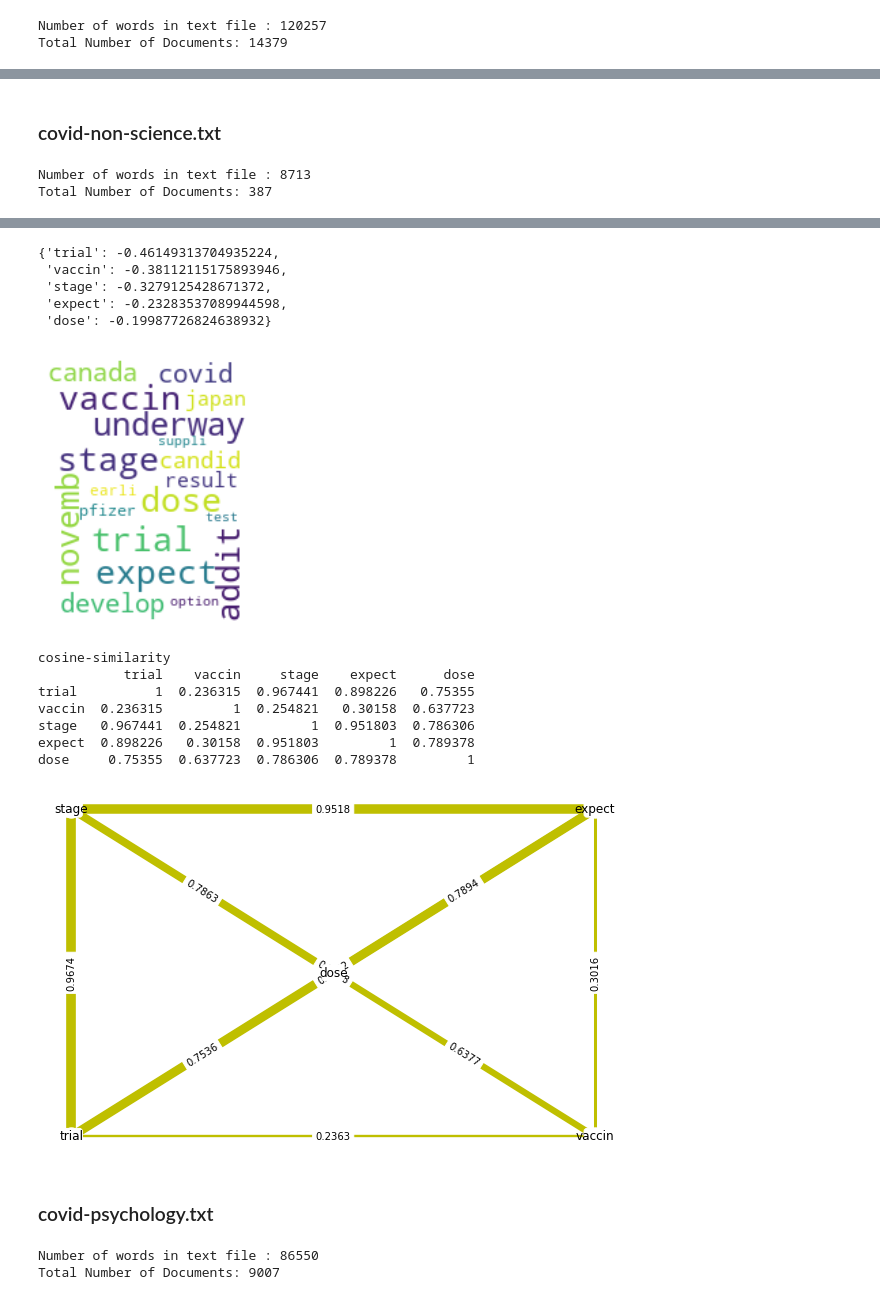
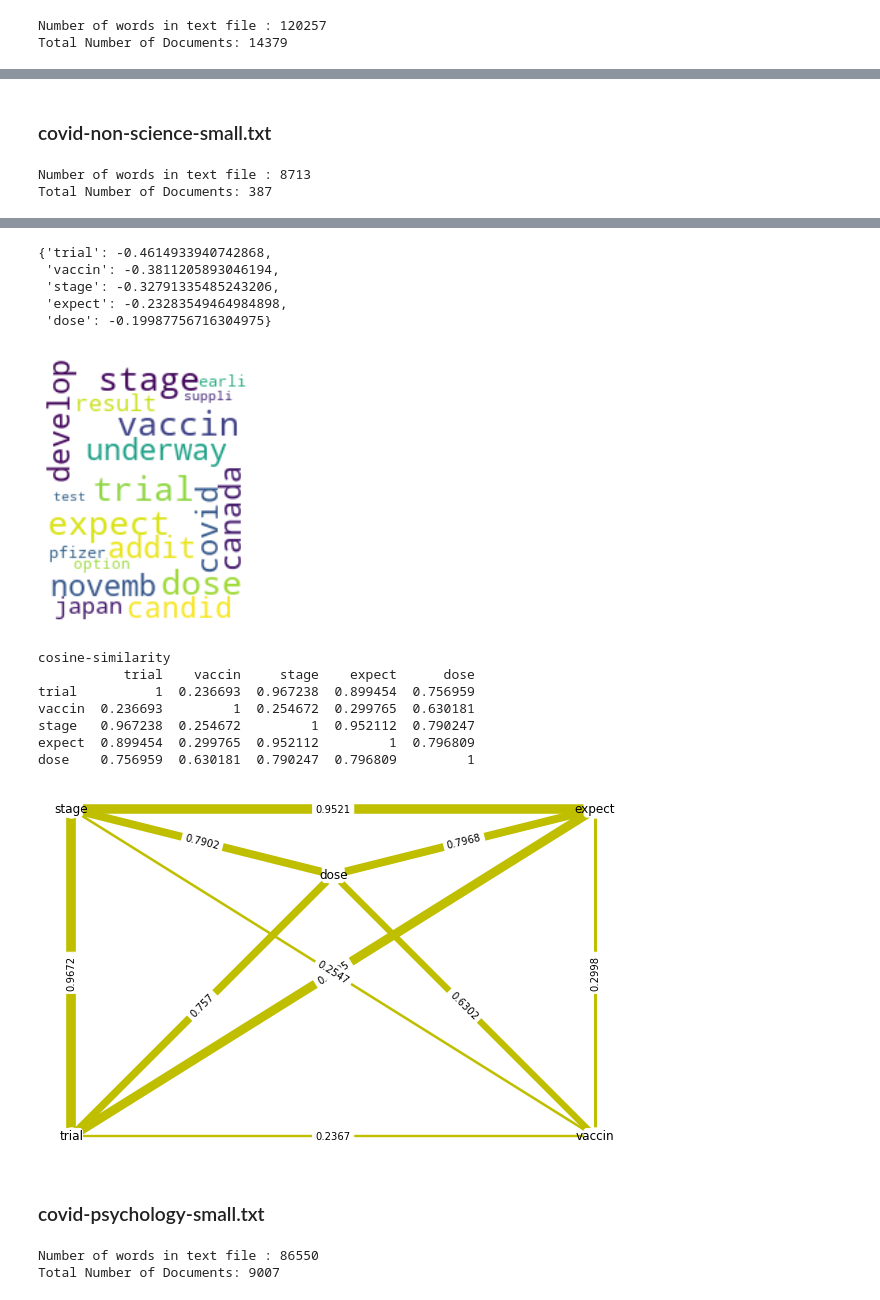
Before and after one commit to rahulmannepally/LSAProject, a Jupyter notebook: code/Experiment_3.ipynb, the cells around one changed output, grey strips where cells are left out. Saved outputs shown, nothing was run; the diff lists cells and outputs as text; code cells hidden in the pictures.

```diff
--- a/code/Experiment_3.ipynb
+++ b/code/Experiment_3.ipynb
@@ -830,7 +1164,7 @@ clean_text=preprocess_data(document_list)
 ['accuracy', 'presented', 'model', 'automatic']
 # %%
 # LSA Model
-number_of_topics=1
-words=word_count
-model=create_gensim_lsa_model(clean_text,number_of_topics,words)
-words_from_law =dict(model.show_topic(0, topn=words))##dict and encoding matrix values
+number_of_topics=20
+words=word_count_science
+model_science=create_gensim_lsa_model(clean_text,number_of_topics,words)
+words_from_law =dict(model_science.show_topic(0, topn=words))##dict and encoding matrix values
@@ -845,9 +1182,9 @@ dict(model.show_topic(0, topn=5))
 # %%
 from wordcloud import WordCloud
-text = dict(model.show_topic(0, topn=20))
+text = dict(model_science.show_topic(0, topn=20))
 l=list(text.keys())
 wordcloud = WordCloud(width=150, height=200,max_font_size=25, max_words=20, background_color="white").generate(" ".join(l))
 plt.imshow(wordcloud, interpolation='bilinear')
 plt.axis("off")
-plt.savefig('graph18.png')
+plt.savefig('graph10.png')
 # %% [output]
@@ -919,7 +1252,7 @@ plt.savefig('fig21.png')
 # %% [markdown]
-### covid-non-science.txt
+### covid-non-science-small.txt
 # %%
-document_list,titles,word_count=load_data("","covid-non-science.txt")
+document_list,titles,word_count_nscience=load_data("","covid-non-science.txt")
 # %% [output]
 Number of words in text file : 8713
 Total Number of Documents: 387
@@ -945,44 +1278,41 @@ clean_text=preprocess_data(document_list)
 ['researchers', 'stress', 'treatment', 'vaccine', 'covid', 'could', 'tandem', 'treatment', 'prevention', 'measure']
 # %%
 # LSA Model
-number_of_topics=1
-words=word_count
-model=create_gensim_lsa_model(clean_text,number_of_topics,words)
-words_from_non_science =dict(model.show_topic(0, topn=words))##dict and encoding matrix values
+number_of_topics=20
+words=word_count_nscience
+model_nscience=create_gensim_lsa_model(clean_text,number_of_topics,words)
+words_from_non_science =dict(model_nscience.show_topic(0, topn=words))##dict and encoding matrix values
 # %%
-dict(model.show_topic(0, topn=5))
+dict(model_nscience.show_topic(0, topn=5))
 # %% [output]
-{'trial': -0.46149313704935224,
- 'vaccin': -0.38112115175893946,
- 'stage': -0.3279125428671372,
- 'expect': -0.23283537089944598,
- 'dose': -0.19987726824638932}
+{'trial': -0.4614933940742868,
+ 'vaccin': -0.3811205893046194,
+ 'stage': -0.32791335485243206,
+ 'expect': -0.23283549464984898,
+ 'dose': -0.19987756716304975}
 # %%
 from wordcloud import WordCloud
-text = dict(model.show_topic(0, topn=20))
+text = dict(model_nscience.show_topic(0, topn=20))
 l=list(text.keys())
 wordcloud = WordCloud(width=150, height=200,max_font_size=25, max_words=20, background_color="white").generate(" ".join(l))
 plt.imshow(wordcloud, interpolation='bilinear')
 plt.axis("off")
-plt.savefig('graph19.png')
+plt.savefig('graph11.png')
 # %% [output]
-[figure, old version]
+[figure, new version]
 # %%
 # LSA Model
-number_of_topics = 20 #
-words = word_count
-model = create_gensim_lsa_model(clean_text,number_of_topics,words)
 
 a=pd.DataFrame()
 
 for i in range(number_of_topics):
-    words_non_science =dict(model.show_topic(i, topn=words))
+    words_non_science =dict(model_nscience.show_topic(i, topn=words))
     b=pd.DataFrame(words_non_science,index=[i])
     a=a.append(b)
 
 a=a.transpose()
 
-top_words = dict(model.show_topic(0,topn=5))
+top_words = dict(model_nscience.show_topic(0,topn=5))
 
 df = pd.DataFrame(columns=list(top_words.keys()),
                   index = list(top_words.keys()))
@@ -996,15 +1326,15 @@ for i in l:
             df.loc[[i],[j]] = n[0,1]
 print(df)
 
-dfi.export(df, 'df_styled22.png')
+dfi.export(df, 'df_styled13.png')
 # %% [output]
 cosine-similarity
            trial    vaccin     stage    expect      dose
-trial          1  0.236315  0.967441  0.898226   0.75355
-vaccin  0.236315         1  0.254821   0.30158  0.637723
-stage   0.967441  0.254821         1  0.951803  0.786306
-expect  0.898226   0.30158  0.951803         1  0.789378
-dose     0.75355  0.637723  0.786306  0.789378         1
+trial          1  0.236693  0.967238  0.899454  0.756959
+vaccin  0.236693         1  0.254672  0.299765  0.630181
+stage   0.967238  0.254672         1  0.952112  0.790247
+expect  0.899454  0.299765  0.952112         1  0.796809
+dose    0.756959  0.630181  0.790247  0.796809         1
 # %%
 df = df.apply(pd.to_numeric, errors='coerce')
 
@@ -1014,7 +1344,7 @@ l = list(top_words.keys())
 
 df_adj = pd.DataFrame(df.to_numpy(), index=l, columns=l)
 G = nx.from_pandas_adjacency(df)
-pos = {l[0]: (0, 0),l[1]: (1, 0), l[2]: (0, 1), l[3]: (1, 1), l[4]: (0.5, 0.5)}
+pos = {l[0]: (0, 0),l[1]: (1, 0), l[2]: (0, 1), l[3]: (1, 1), l[4]: (0.5, 0.8)}
 a=list(G.edges(data=True))
 
 b=[]
@@ -1028,9 +1358,9 @@ labels = nx.get_edge_attributes(G,'weight')
 nx.draw_networkx_nodes(G, pos, nodelist=l, node_color="w")
 nx.draw_networkx_edge_labels(G,pos,edge_labels=labels)
 plt.rcParams["figure.figsize"] = (8,5)
-plt.savefig('fig22.png')
+plt.savefig('fig13.png')
 # %% [output]
-[figure, old version]
+[figure, new version]
 # %% [markdown]
-### covid-psychology.txt
+### covid-psychology-small.txt
 # %%
```
Also changed, not shown: parts of 83 cells of this notebook, 4 other files.
